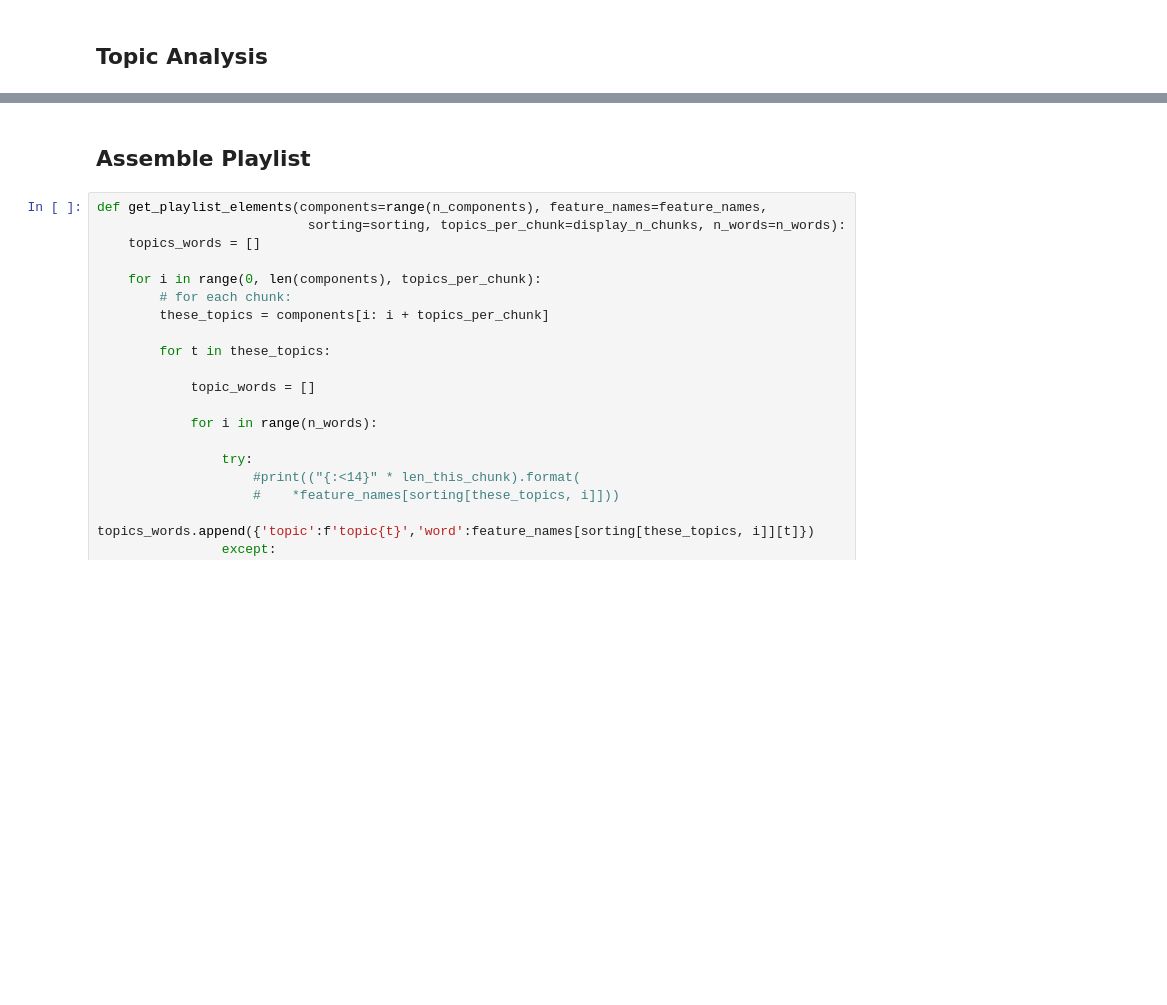
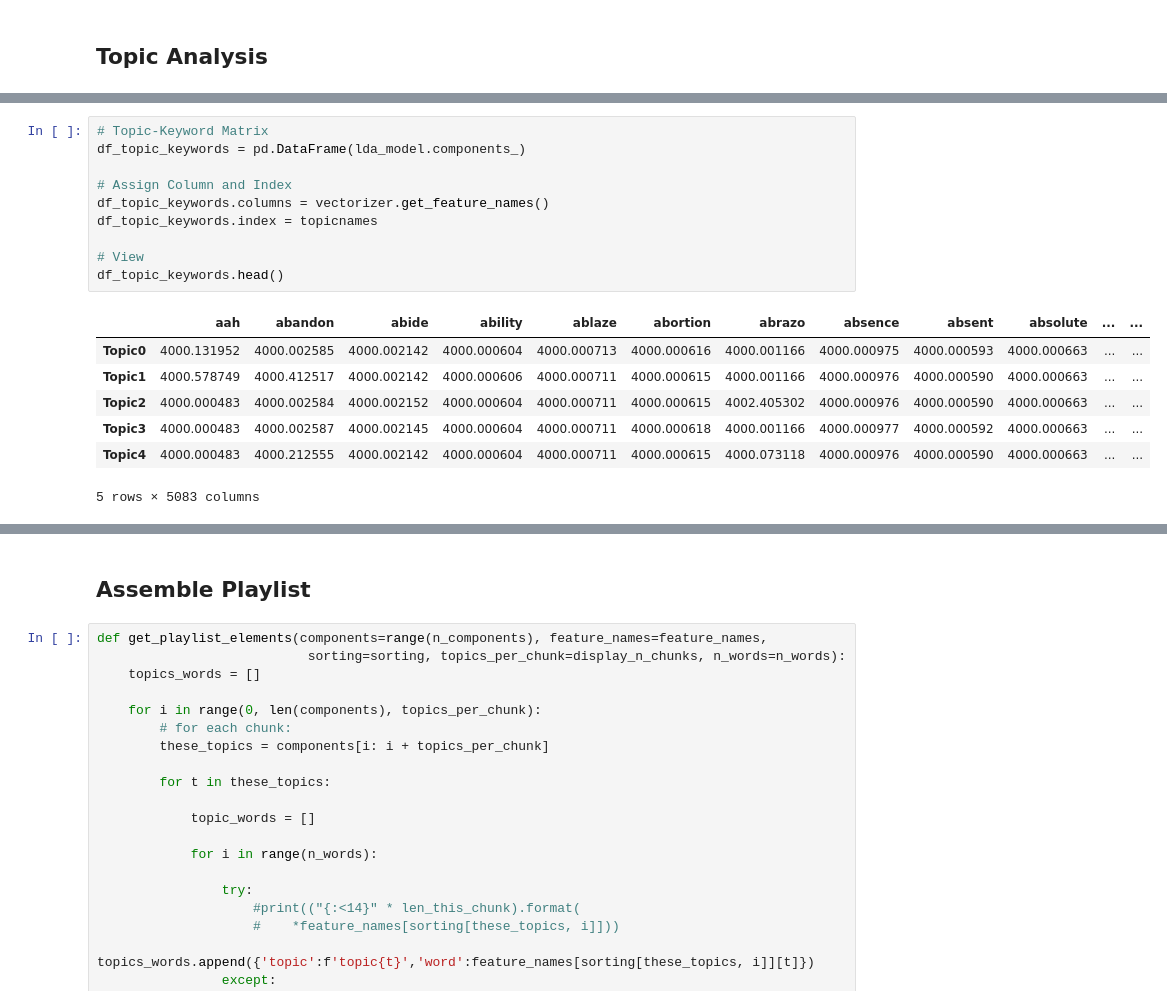
Before and after one commit to georgetown-analytics/Spotify, a Jupyter notebook: 5_Machine_Learning/Create_SSP.ipynb, the cells around one changed output, grey strips where cells are left out. Drawn from its saved outputs; the diff is of its cells as text; blank space fills up the shorter version.

```diff
--- a/5_Machine_Learning/Create_SSP.ipynb
+++ b/5_Machine_Learning/Create_SSP.ipynb
@@ -133,0 +277,18 @@ tomorrow      niggas        write         da            mama
+# %%
+# Topic-Keyword Matrix
+df_topic_keywords = pd.DataFrame(lda_model.components_)
+
+# Assign Column and Index
+df_topic_keywords.columns = vectorizer.get_feature_names()
+df_topic_keywords.index = topicnames
+
+# View
+df_topic_keywords.head()
+# %% [output]
+|  | aah | abandon | abide | ability | ablaze | abortion | abrazo | absence | absent | absolute | ... | ... |
+| Topic0 | 4000.131952 | 4000.002585 | 4000.002142 | 4000.000604 | 4000.000713 | 4000.000616 | 4000.001166 | 4000.000975 | 4000.000593 | 4000.000663 | ... | ... |
+| Topic1 | 4000.578749 | 4000.412517 | 4000.002142 | 4000.000606 | 4000.000711 | 4000.000615 | 4000.001166 | 4000.000976 | 4000.000590 | 4000.000663 | ... | ... |
+| Topic2 | 4000.000483 | 4000.002584 | 4000.002152 | 4000.000604 | 4000.000711 | 4000.000615 | 4002.405302 | 4000.000976 | 4000.000590 | 4000.000663 | ... | ... |
+| Topic3 | 4000.000483 | 4000.002587 | 4000.002145 | 4000.000604 | 4000.000711 | 4000.000618 | 4000.001166 | 4000.000977 | 4000.000592 | 4000.000663 | ... | ... |
+| Topic4 | 4000.000483 | 4000.212555 | 4000.002142 | 4000.000604 | 4000.000711 | 4000.000615 | 4000.073118 | 4000.000976 | 4000.000590 | 4000.000663 | ... | ... |
+5 rows × 5083 columns
```
Also changed, not shown: parts of 22 cells of this notebook.
